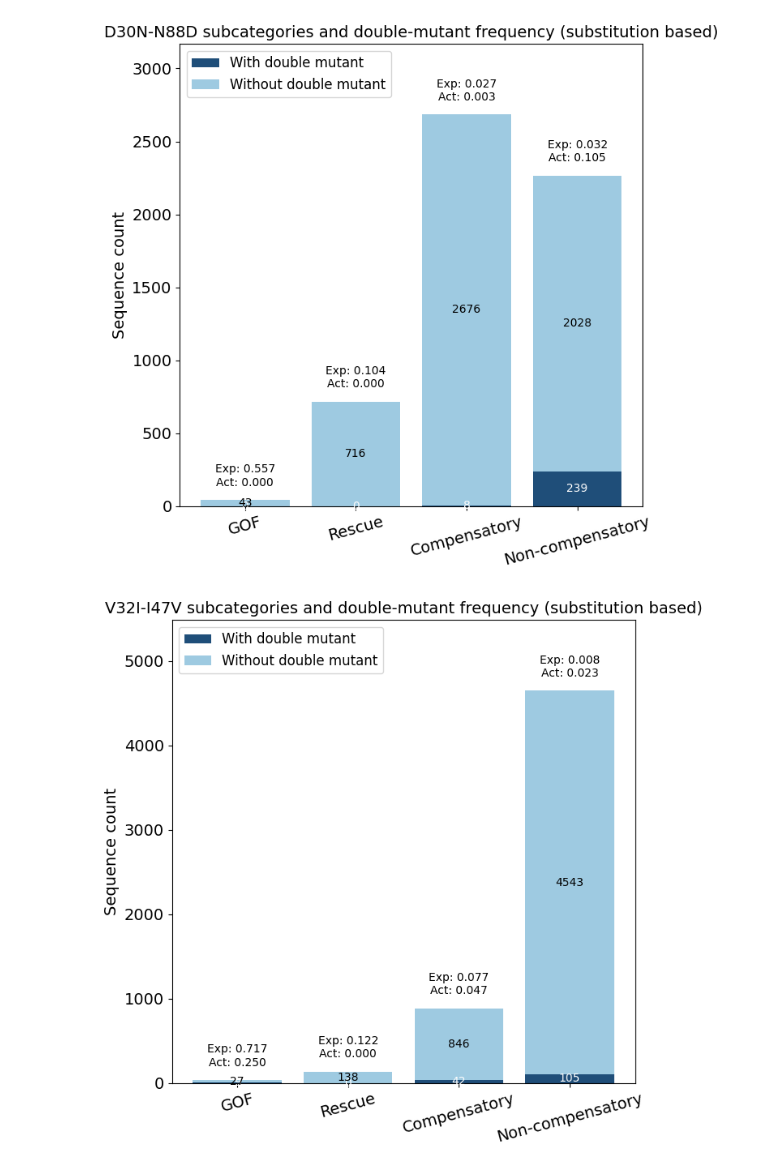
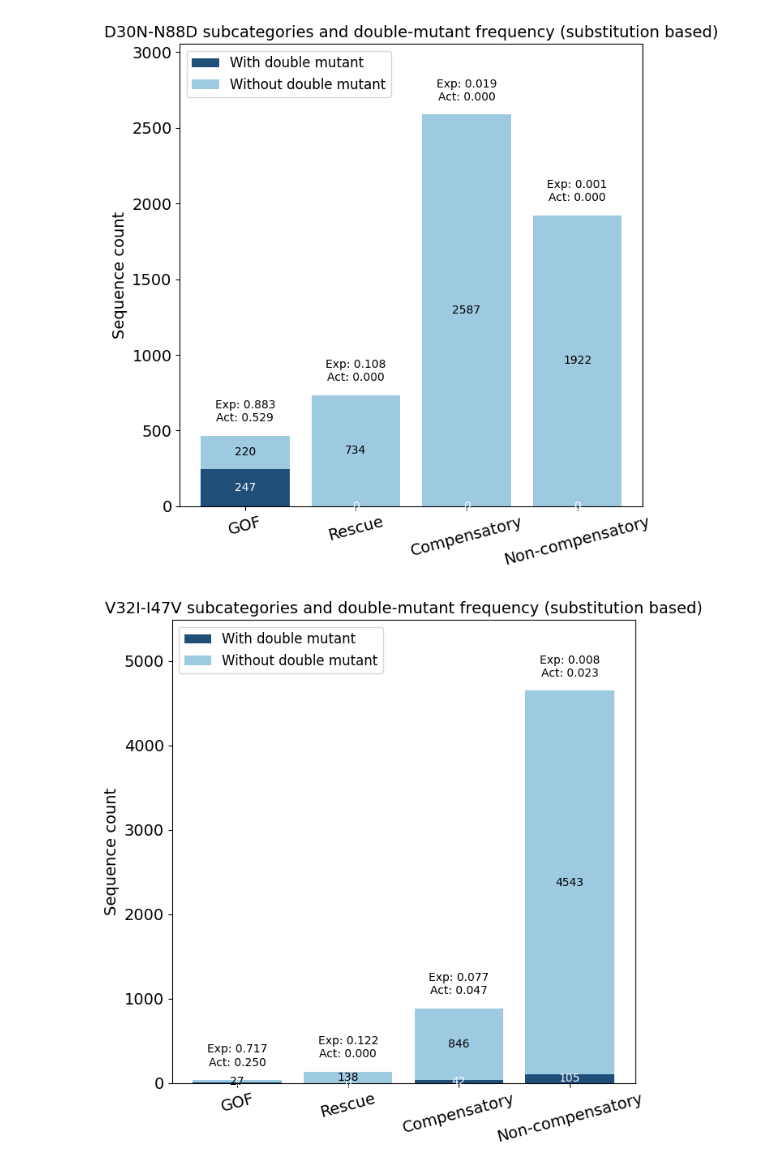
Before and after one commit to Daniel-Xkan/potts_model_test, a Jupyter notebook: ms1/PR/double_mutant_subcatagory_bar.ipynb, the cells around one changed output. Cells and saved outputs as stored; diff of their text form; code cells hidden in the pictures.

```diff
--- a/ms1/PR/double_mutant_subcatagory_bar.ipynb
+++ b/ms1/PR/double_mutant_subcatagory_bar.ipynb
@@ -44,18 +44,18 @@ RT_all_seq_unreduced = functions.read_seq('../RT/data/rt.fullseq')
 pair = ('D30N','N88D')
 
 pair_reduced = (functions.unreduced_to_reduced(PR_redux, pair[0]), functions.unreduced_to_reduced(PR_redux, pair[1]))
-pr_subcatagory_seqs = functions.seqs_to_subcatagories_v4(PR_all_seq,pair[0],pair[1],1,99,PR_J,PR_redux)
+pr_subcatagory_seqs = functions.seqs_to_subcatagories_v3(PR_all_seq,pair[0],pair[1],1,99,PR_J,PR_redux)
 
 total_gof = len(pr_subcatagory_seqs['gof'])
 gof_with_double_mutant = functions.calculate_double_mutant_frequency(pr_subcatagory_seqs['gof'],pair[0],pair[1],1,99,PR_redux)[0]
-expected_prob_gof_with_double_mutant = functions.calculate_average_double_mutant_probablity_v4(pr_subcatagory_seqs['gof'],pair_reduced[0],pair_reduced[1],PR_J,1,99)
+expected_prob_gof_with_double_mutant = functions.calculate_average_double_mutant_probablity_v3(pr_subcatagory_seqs['gof'],pair_reduced[0],pair_reduced[1],PR_J,1,99)
 acutal_prob_gof_with_double_mutant = gof_with_double_mutant / total_gof if total_gof > 0 else 0
 
 total_rescue = len(pr_subcatagory_seqs['rescue'])
 rescue_with_double_mutant = functions.calculate_double_mutant_frequency(
     pr_subcatagory_seqs['rescue'], pair[0], pair[1], 1, 99, PR_redux
 )[0]
-expected_prob_rescue_with_double_mutant = functions.calculate_average_double_mutant_probablity_v4(
+expected_prob_rescue_with_double_mutant = functions.calculate_average_double_mutant_probablity_v3(
     pr_subcatagory_seqs['rescue'], pair_reduced[0], pair_reduced[1], PR_J, 1, 99
 )
 acutal_prob_rescue_with_double_mutant = (
@@ -66,7 +66,7 @@ total_compensatory = len(pr_subcatagory_seqs['compensatory'])
 compensatory_with_double_mutant = functions.calculate_double_mutant_frequency(
     pr_subcatagory_seqs['compensatory'], pair[0], pair[1], 1, 99, PR_redux
 )[0]
-expected_prob_compensatory_with_double_mutant = functions.calculate_average_double_mutant_probablity_v4(
+expected_prob_compensatory_with_double_mutant = functions.calculate_average_double_mutant_probablity_v3(
     pr_subcatagory_seqs['compensatory'], pair_reduced[0], pair_reduced[1], PR_J, 1, 99
 )
 acutal_prob_compensatory_with_double_mutant = (
@@ -77,7 +77,7 @@ total_non_compensatory = len(pr_subcatagory_seqs['non-compensatory'])
 non_compensatory_with_double_mutant = functions.calculate_double_mutant_frequency(
     pr_subcatagory_seqs['non-compensatory'], pair[0], pair[1], 1, 99, PR_redux
 )[0]
-expected_prob_non_compensatory_with_double_mutant = functions.calculate_average_double_mutant_probablity_v4(
+expected_prob_non_compensatory_with_double_mutant = functions.calculate_average_double_mutant_probablity_v3(
     pr_subcatagory_seqs['non-compensatory'], pair_reduced[0], pair_reduced[1], PR_J, 1, 99
 )
 acutal_prob_non_compensatory_with_double_mutant = (
@@ -118,34 +118,34 @@ y_offset = max(totals) * 0.03
 for xi, total, e_prob, a_prob in zip(x, totals, expected_probs, actual_probs):
     plt.text(
         xi,
         total + y_offset,
         f"Exp: {e_prob:.3f}\nAct: {a_prob:.3f}",
         ha="center",
         va="bottom",
         fontsize=10,
     )
 
 plt.ylim(0, max(totals) * 1.18)
 # Darker segment from y=0: double mutant count
 bars1 = plt.bar(x, double_mutants, color='#1f4e79', label='With double mutant')
 
 # Lighter segment stacked above: remaining sequences
 bars2 = plt.bar(x, non_double, bottom=double_mutants, color='#9ecae1', label='Without double mutant')
 
 plt.xticks(x, categories, rotation=15, fontsize=14)
 plt.yticks(fontsize=14)
 plt.ylabel('Sequence count', fontsize=14)
 plt.title(f'{pair[0]}-{pair[1]} subcategories and double-mutant frequency (substitution based)', fontsize=14)
 
 # Larger number labels on bars
 plt.bar_label(bars1, fontsize=10, color='white', label_type='center')
 plt.bar_label(bars2, fontsize=10, label_type='center')
 
 plt.legend(fontsize=12)
 plt.tight_layout()
 plt.show()
 # %% [output]
-[figure, old version]
+[figure, new version]
 # %%
 pair = ('V32I','I47V')
 pair_reduced = (functions.unreduced_to_reduced(PR_redux, pair[0]), functions.unreduced_to_reduced(PR_redux, pair[1]))
```
Also changed, not shown: 23 other files.
